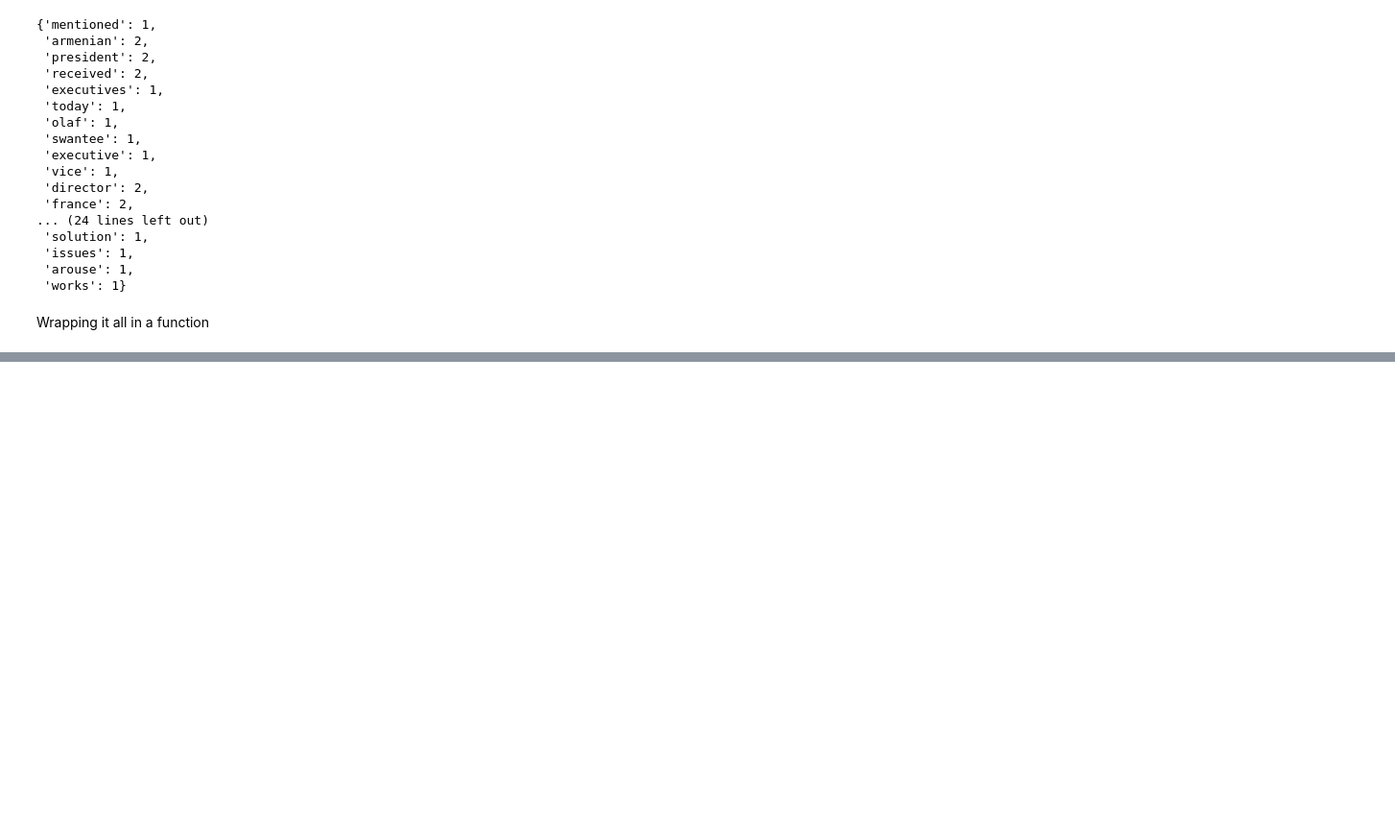
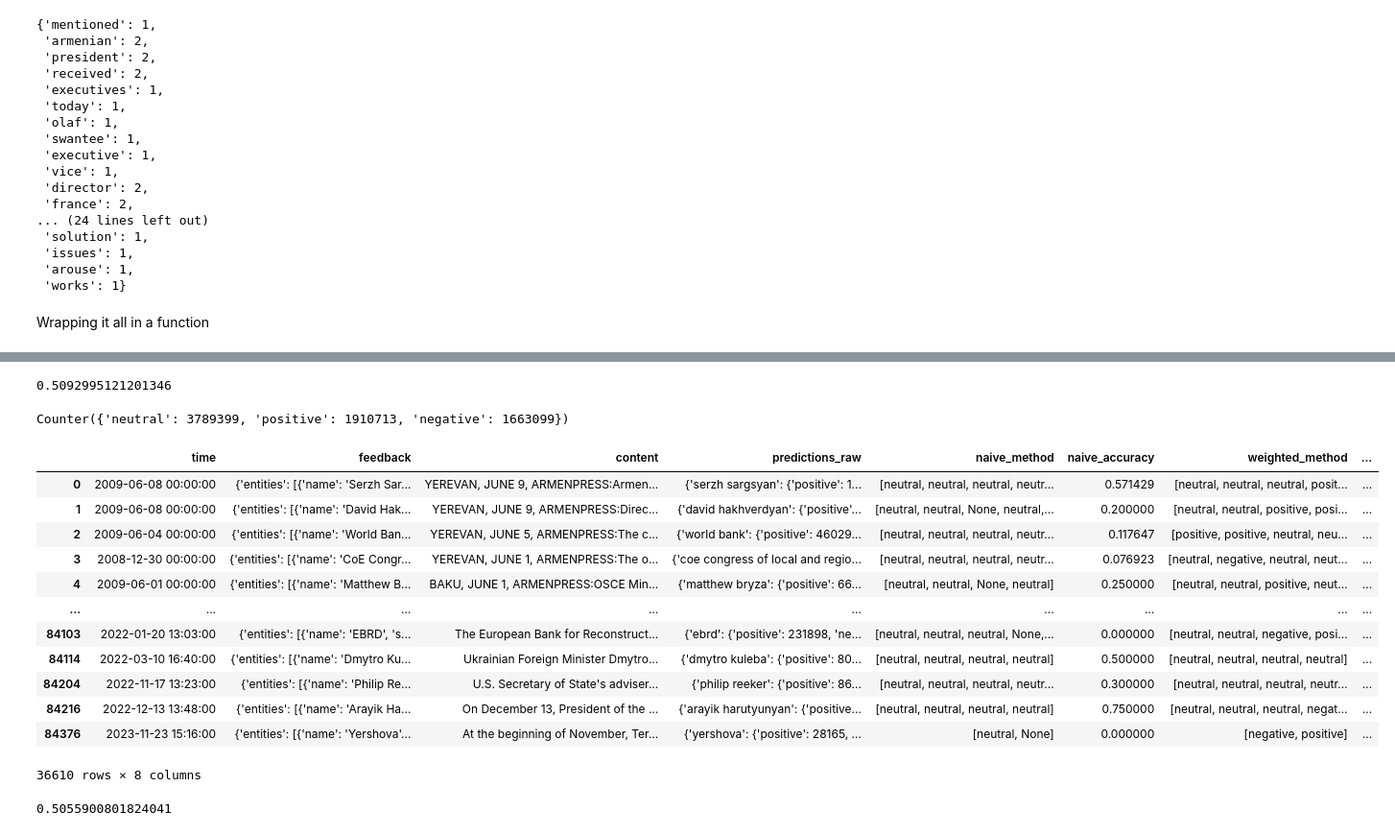
Before and after one commit to MovsisyanM/NewsEntityTracking, a Jupyter notebook: 6_Inference.ipynb, the cells around one changed output, grey strips where cells are left out. Shown at 96% size. Saved outputs shown, nothing was run; the diff lists cells and outputs as text; code cells hidden in the pictures; blank space fills up the shorter version.

Commit message:
Naive and weighted word counting

```diff
--- a/6_Inference.ipynb
+++ b/6_Inference.ipynb
@@ -243,4 +243,4 @@ with open(Path("cache") / "words_count.Counter.pkl", "wb") as f:
     pickle.dump(words_to_count, f)
 # %%
 with open(Path("cache") / "words_count.Counter.pkl", "rb") as f:
-    t = pickle.load(f)
+    word_sentiments = pickle.load(f)
@@ -246,0 +350,4 @@ with open(Path("cache") / "words_count.Counter.pkl", "rb") as f:
+# %%
+df_feedback = df_feedback.copy()
+df_feedback["predictions_raw"] = out
+df_feedback
@@ -246,0 +393,62 @@ with open(Path("cache") / "words_count.Counter.pkl", "rb") as f:
+# %%
+naive_method = pred_tuples.apply(lambda row: [ent.most_common(1)[0][0] if len(ent.most_common(1)) else None for ent in row])
+df_feedback["naive_method"] = naive_method
+df_feedback["naive_accuracy"] = df_feedback.apply(
+    lambda row: np.sum(
+        [
+            (row.feedback["entities"][i]["sentiment"].lower() == row.naive_method[i])
+            if ("entities" in row.feedback) and ("sentiment" in row.feedback["entities"][i])
+            else False for i in range(len(row.naive_method))
+        ]) / len(row.naive_method)
+    , axis=1
+)
+# %%
+df_feedback.naive_accuracy.mean()
+# %% [output]
+0.5092995121201346
+# %%
+total_sentiments = Counter()
+for term, counts in term_sentiment.items():
+    total_sentiments += counts
+
+total_sentiments
+# %% [output]
+Counter({'neutral': 3789399, 'positive': 1910713, 'negative': 1663099})
+# %%
+df_feedback["weighted_method"] = pred_tuples.apply(lambda row: [
+    ["positive", "negative", "neutral"][np.argmax([
+        int(ent["positive"]*730 / total_sentiments["positive"]),
+        int(ent["negative"]*1000 / total_sentiments["negative"]),
+        int(ent["neutral"]*1000 / total_sentiments["neutral"])
+    ])] for ent in row
+])
+
+df_feedback["weighted_accuracy"] = df_feedback.apply(
+    lambda row: np.sum(
+        [
+            (row.feedback["entities"][i]["sentiment"].lower() == row.weighted_method[i])
+            if ("entities" in row.feedback) and ("sentiment" in row.feedback["entities"][i])
+            else False for i in range(len(row.weighted_method))
+        ]) / len(row.weighted_method)
+    , axis=1
+)
+
+df_feedback
+# %% [output]
+|  | time | feedback | content | predictions_raw | naive_method | naive_accuracy | weighted_method | ... |
+| 0 | 2009-06-08 00:00:00 | {'entities': [{'name': 'Serzh Sar... | YEREVAN, JUNE 9, ARMENPRESS:Armen... | {'serzh sargsyan': {'positive': 1... | [neutral, neutral, neutral, neutr... | 0.571429 | [neutral, neutral, neutral, posit... | ... |
+| 1 | 2009-06-08 00:00:00 | {'entities': [{'name': 'David Hak... | YEREVAN, JUNE 9, ARMENPRESS:Direc... | {'david hakhverdyan': {'positive'... | [neutral, neutral, None, neutral,... | 0.200000 | [neutral, neutral, positive, posi... | ... |
+| 2 | 2009-06-04 00:00:00 | {'entities': [{'name': 'World Ban... | YEREVAN, JUNE 5, ARMENPRESS:The c... | {'world bank': {'positive': 46029... | [neutral, neutral, neutral, neutr... | 0.117647 | [positive, positive, neutral, neu... | ... |
+| 3 | 2008-12-30 00:00:00 | {'entities': [{'name': 'CoE Congr... | YEREVAN, JUNE 1, ARMENPRESS:The o... | {'coe congress of local and regio... | [neutral, neutral, neutral, neutr... | 0.076923 | [neutral, negative, neutral, neut... | ... |
+| 4 | 2009-06-01 00:00:00 | {'entities': [{'name': 'Matthew B... | BAKU, JUNE 1, ARMENPRESS:OSCE Min... | {'matthew bryza': {'positive': 66... | [neutral, neutral, None, neutral] | 0.250000 | [neutral, neutral, positive, neut... | ... |
+| ... | ... | ... | ... | ... | ... | ... | ... | ... |
+| 84103 | 2022-01-20 13:03:00 | {'entities': [{'name': 'EBRD', 's... | The European Bank for Reconstruct... | {'ebrd': {'positive': 231898, 'ne... | [neutral, neutral, neutral, None,... | 0.000000 | [neutral, neutral, negative, posi... | ... |
+| 84114 | 2022-03-10 16:40:00 | {'entities': [{'name': 'Dmytro Ku... | Ukrainian Foreign Minister Dmytro... | {'dmytro kuleba': {'positive': 80... | [neutral, neutral, neutral, neutral] | 0.500000 | [neutral, neutral, neutral, neutral] | ... |
+| 84204 | 2022-11-17 13:23:00 | {'entities': [{'name': 'Philip Re... | U.S. Secretary of State's adviser... | {'philip reeker': {'positive': 86... | [neutral, neutral, neutral, neutr... | 0.300000 | [neutral, neutral, neutral, neutr... | ... |
+| 84216 | 2022-12-13 13:48:00 | {'entities': [{'name': 'Arayik Ha... | On December 13, President of the ... | {'arayik harutyunyan': {'positive... | [neutral, neutral, neutral, neutral] | 0.750000 | [neutral, neutral, neutral, negat... | ... |
+| 84376 | 2023-11-23 15:16:00 | {'entities': [{'name': 'Yershova'... | At the beginning of November, Ter... | {'yershova': {'positive': 28165, ... | [neutral, None] | 0.000000 | [negative, positive] | ... |
+36610 rows × 8 columns
+# %%
+df_feedback.weighted_accuracy.mean()
+# %% [output]
+0.5055900801824041
```
Also changed, not shown: parts of 6 cells of this notebook.
